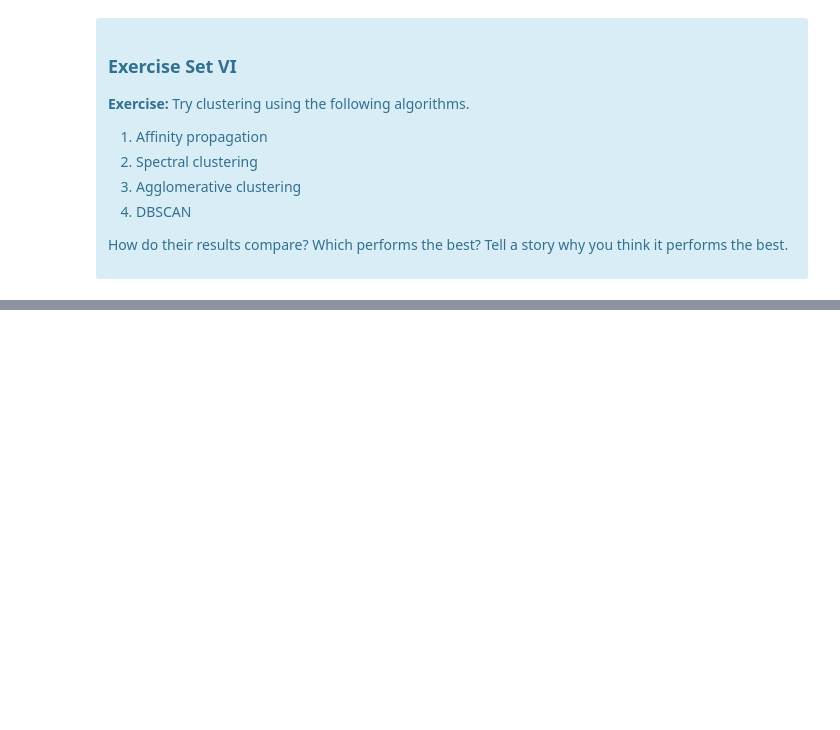
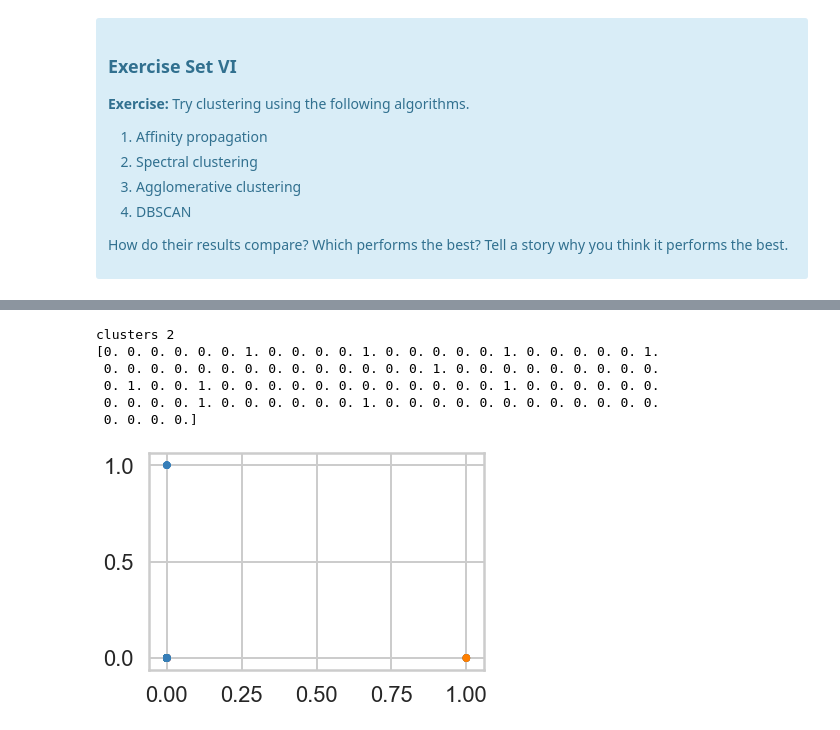
Before and after one commit to baz08/mec-mini-projects, a Jupyter notebook: mec-16.2.6-clustering-mini-project/Mini_Project_Clustering.ipynb, the cells around one changed output, grey strips where cells are left out. Saved outputs shown, nothing was run; the diff lists cells and outputs as text; code cells hidden in the pictures; blank space fills up the shorter version.

```diff
--- a/mec-16.2.6-clustering-mini-project/Mini_Project_Clustering.ipynb
+++ b/mec-16.2.6-clustering-mini-project/Mini_Project_Clustering.ipynb
@@ -558,0 +673,33 @@ Source: http://scikit-learn.org/stable/modules/clustering.html
+# %%
+from sklearn.cluster import SpectralClustering
+from sklearn import metrics
+from itertools import cycle, islice
+
+X = x_cols.drop('cluster', axis=1).to_numpy()
+
+spectral = SpectralClustering(
+        n_clusters=2, eigen_solver='arpack',
+        affinity="nearest_neighbors")
+spectral.fit(X)
+y_pred = spectral.labels_.astype(int)
+#print(dir(spectral))
+print('clusters {}'.format(spectral.n_clusters))
+colors = np.array(list(islice(cycle(['#377eb8', '#ff7f00', '#4daf4a',
+                                     '#f781bf', '#a65628', '#984ea3',
+                                     '#999999', '#e41a1c', '#dede00']),
+                              int(max(y_pred) + 1))))
+# add black color for outliers (if any)
+colors = np.append(colors, ["#000000"])
+print(X[:, 0])
+try:
+    plt.scatter(X[:, 0], X[:, 1], s=30, color=colors[y_pred])
+except Exception as e:
+    print(e)
+# %% [output]
+clusters 2
+[0. 0. 0. 0. 0. 0. 1. 0. 0. 0. 0. 1. 0. 0. 0. 0. 0. 1. 0. 0. 0. 0. 0. 1.
+ 0. 0. 0. 0. 0. 0. 0. 0. 0. 0. 0. 0. 0. 0. 1. 0. 0. 0. 0. 0. 0. 0. 0. 0.
+ 0. 1. 0. 0. 1. 0. 0. 0. 0. 0. 0. 0. 0. 0. 0. 0. 0. 1. 0. 0. 0. 0. 0. 0.
+ 0. 0. 0. 0. 1. 0. 0. 0. 0. 0. 0. 1. 0. 0. 0. 0. 0. 0. 0. 0. 0. 0. 0. 0.
+ 0. 0. 0. 0.]
+[figure, added]
```
Also changed, not shown: parts of 11 cells of this notebook.
